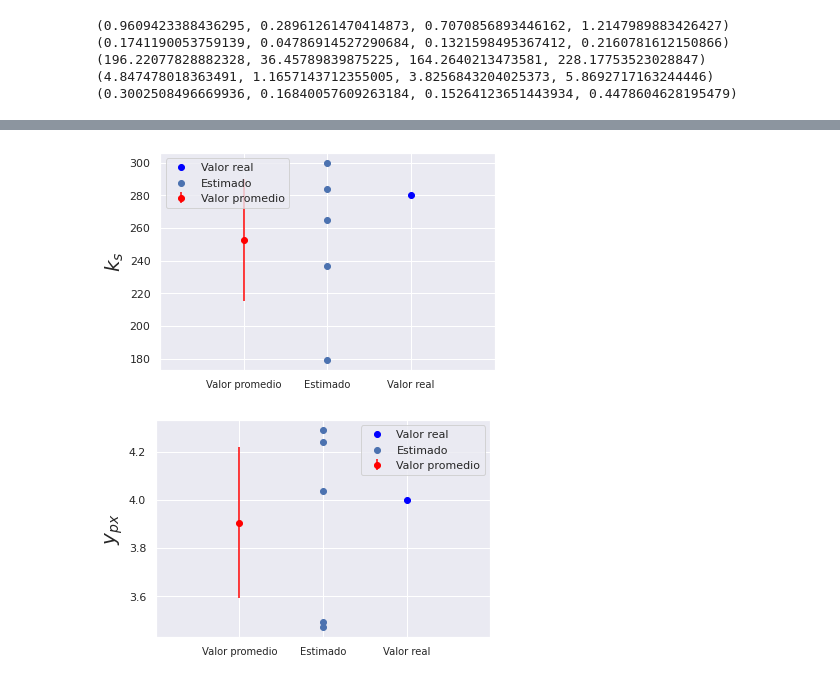
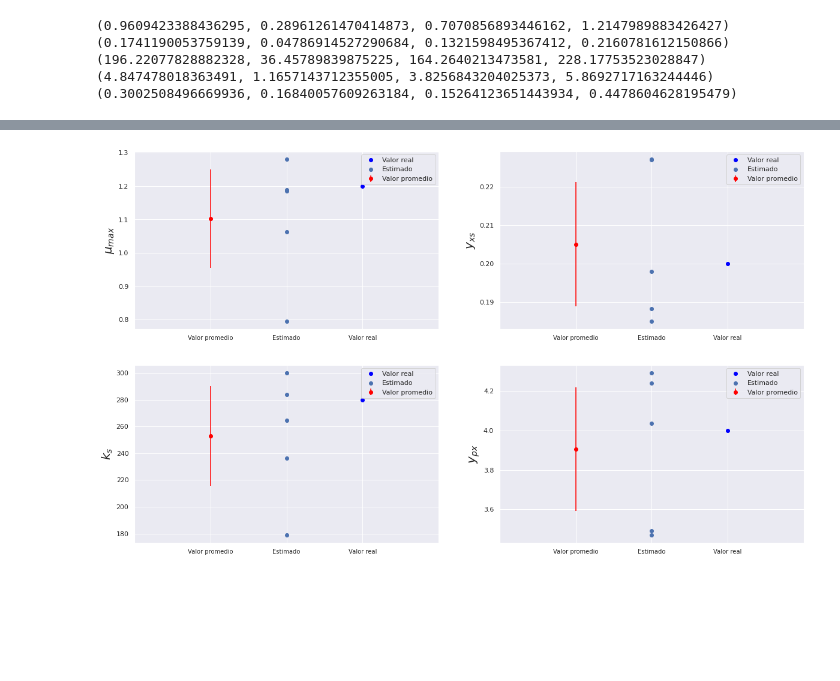
Before and after one commit to juanmggb/maestria, a Jupyter notebook: parameter_estimation/parameter_estimation.ipynb, the cells around one changed output, grey strips where cells are left out. Cells and saved outputs as stored; diff of their text form; code cells hidden in the pictures; blank space fills up the shorter version.

```diff
--- a/parameter_estimation/parameter_estimation.ipynb
+++ b/parameter_estimation/parameter_estimation.ipynb
@@ -389,8 +370,13 @@ plot_stats(best_values_monod[:, 1], yxs, "$k_s$")
-# %%
-plot_stats(best_values_monod[:, 2], ks, "$k_s$")
-# %% [output]
-[figure, removed]
-# %%
-plot_stats(best_values_monod[:, 3], ypx, "$y_{px}$")
-# %% [output]
-[figure, removed]
+# %%
+plt.figure(figsize=(20,12))
+plt.subplot(2,2, 1)
+plot_stats(best_values_monod[:, 0], mu_max, "$\mu_{max}$")
+plt.subplot(2,2, 2)
+plot_stats(best_values_monod[:, 1], yxs, "$y_{xs}$")
+plt.subplot(2,2, 3)
+plot_stats(best_values_monod[:, 2], ks, "$k_s$")
+plt.subplot(2,2, 4)
+plot_stats(best_values_monod[:, 3], ypx, "$y_{px}$")
+plt.show()
+# %% [output]
+[figure, added]
```
Also changed, not shown: parts of 7 cells of this notebook.
